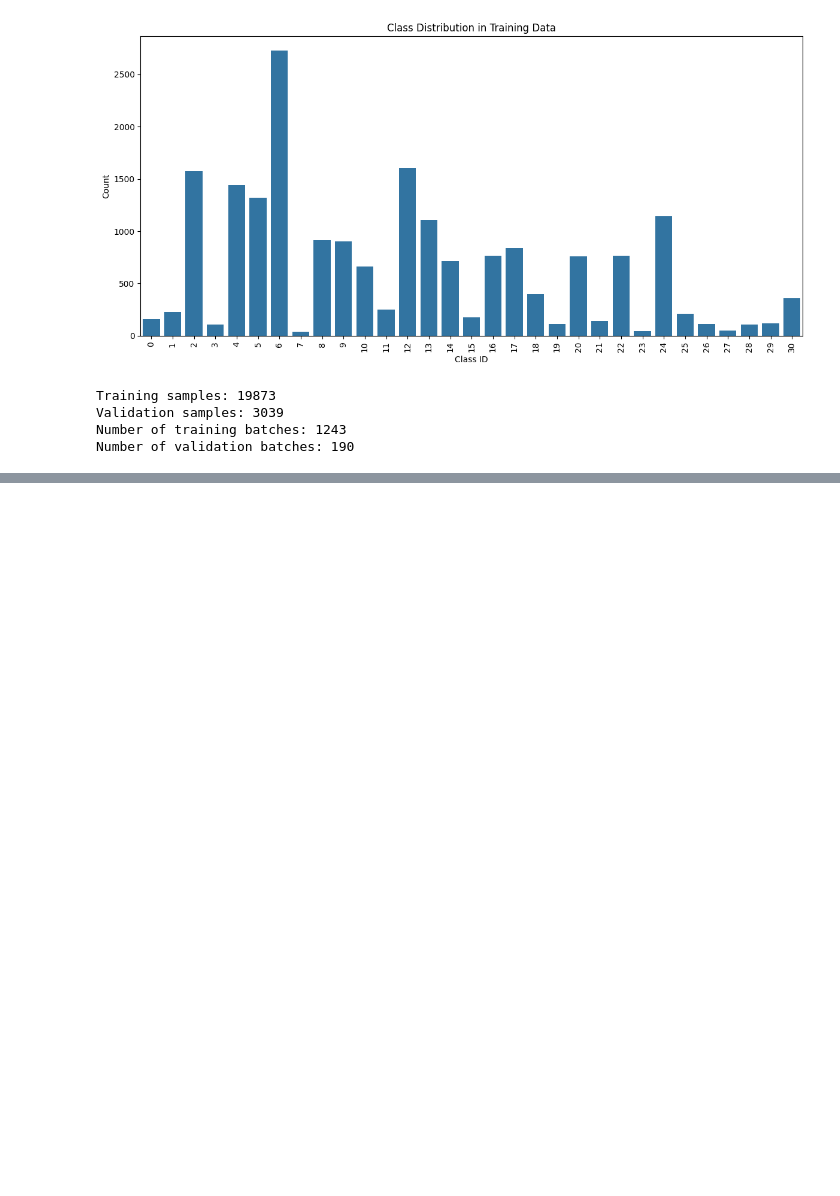
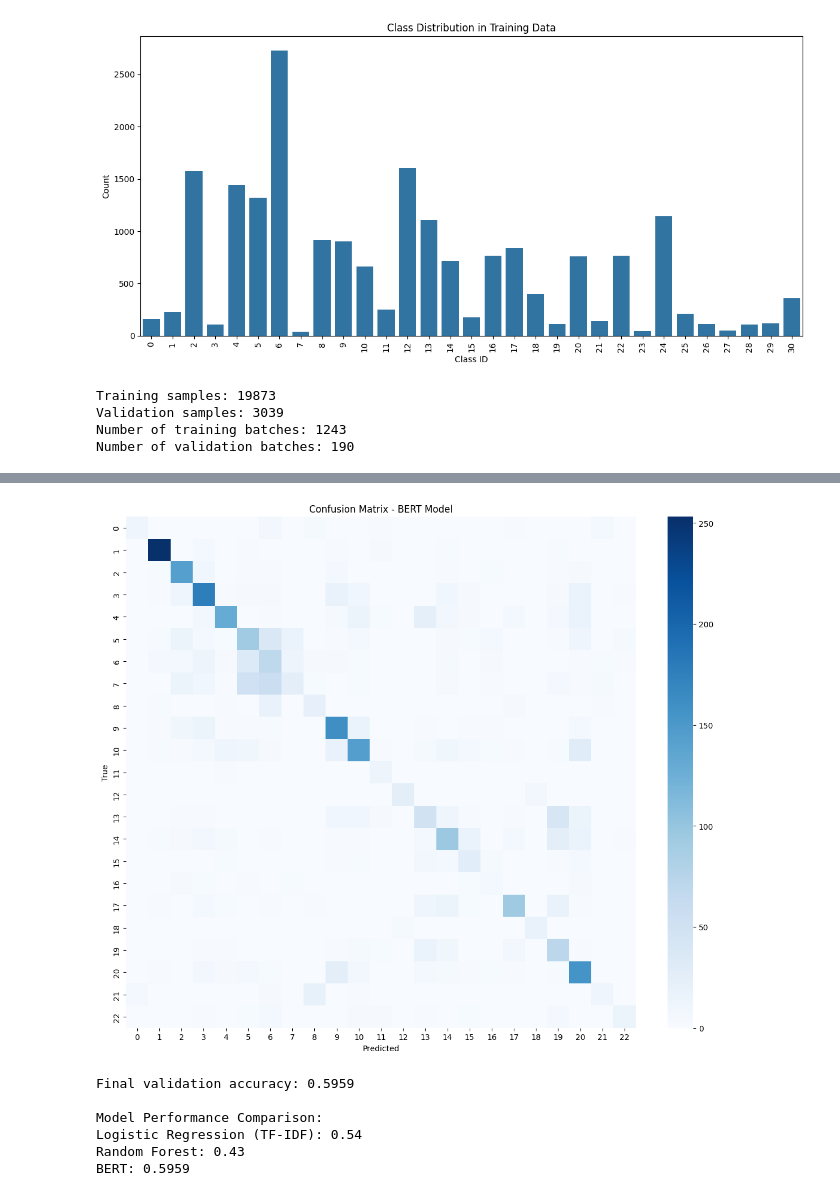
Before and after one commit to mdkrasnow/harvard, a Jupyter notebook: sophomore-spring/Machine-Learning/practical/practical.ipynb, the cells around one changed output, grey strips where cells are left out. Cells and saved outputs as stored; diff of their text form; code cells hidden in the pictures; blank space fills up the shorter version.

```diff
--- a/sophomore-spring/Machine-Learning/practical/practical.ipynb
+++ b/sophomore-spring/Machine-Learning/practical/practical.ipynb
@@ -3,8 +3,8 @@ import pandas as pd
 import re
 # %%
 # Read in data
-train = pd.read_csv('data/train.csv')
-val = pd.read_csv('data/val.csv')
+train = pd.read_csv('train.csv')
+val = pd.read_csv('val.csv')
 # %%
 # Helper function for cleaning text
 def clean_html(text):
@@ -956,29 +1038,35 @@ Epoch 1/3
 # %%
-# Get the final predictions
 final_predictions = history['predictions']
 true_labels = history['true_labels']
 
-# Convert numeric predictions back to channel names
 predicted_channels = [id2label[pred] for pred in final_predictions]
 true_channels = [id2label[label] for label in true_labels]
 
-# Create confusion matrix
+# confusion matrix
+present_classes = np.unique(true_labels)
+cm = confusion_matrix(true_labels, final_predictions, labels=present_classes)
 plt.figure(figsize=(12, 10))
-cm = confusion_matrix(true_labels, final_predictions)
 sns.heatmap(cm, annot=False, cmap='Blues')
 plt.title('Confusion Matrix - BERT Model')
 plt.xlabel('Predicted')
 plt.ylabel('True')
 plt.tight_layout()
 plt.show()
 
-# Calculate and display final accuracy
 final_accuracy = accuracy_score(true_labels, final_predictions)
 print(f"Final validation accuracy: {final_accuracy:.4f}")
 
-# Compare with previous models
+
 print("\nModel Performance Comparison:")
 print(f"Logistic Regression (TF-IDF): 0.54")  # Based on previous results
 print(f"Random Forest: 0.43")  # Based on previous results
 print(f"BERT: {final_accuracy:.4f}")
+# %% [output]
+[figure, added]
+Final validation accuracy: 0.5959
+
+Model Performance Comparison:
+Logistic Regression (TF-IDF): 0.54
+Random Forest: 0.43
+BERT: 0.5959
 # %%
```
Also changed, not shown: parts of 15 cells of this notebook, 3 other files.
